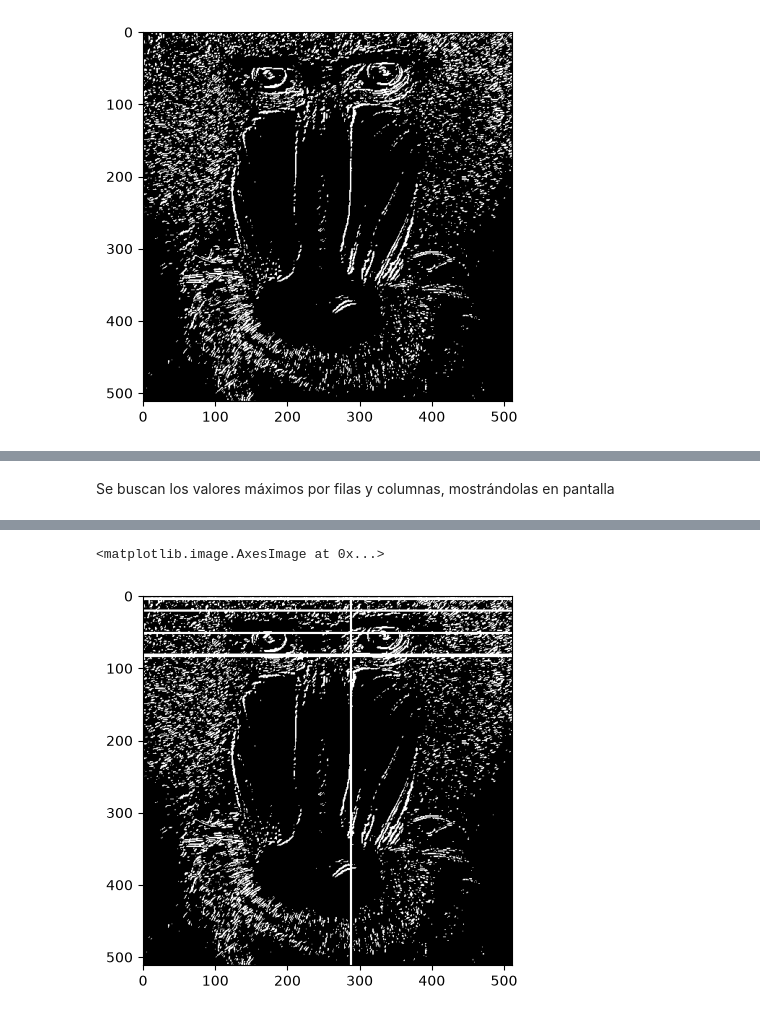
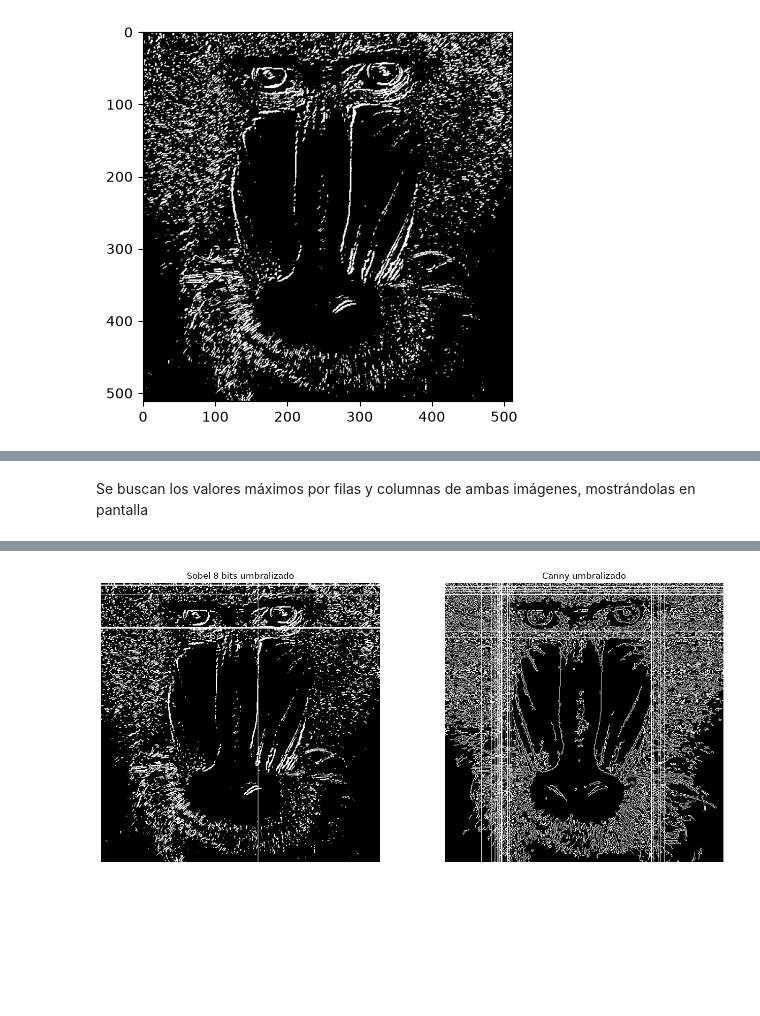
Before and after one commit to DylanCas16/VC_P2, a Jupyter notebook: Dylan_P2.ipynb, the cells around one changed output, grey strips where cells are left out. Cells and saved outputs as stored; diff of their text form; code cells hidden in the pictures; blank space fills up the shorter version.

```diff
--- a/Dylan_P2.ipynb
+++ b/Dylan_P2.ipynb
@@ -123,0 +125,8 @@ plt.show()
+# %%
+#Define valor umbral
+valorUmbral = 130
+#Obtiene imagen umbralizada para dicho valor definido
+_, cannyUmbral = cv2.threshold(canny, valorUmbral, 255, cv2.THRESH_BINARY)
+#Muestra resultado
+plt.imshow(cannyUmbral, cmap='gray')
+plt.show()
@@ -157,17 +198,23 @@ plt.show()
 # %% [markdown]
-Se buscan los valores máximos por filas y columnas, mostrándolas en pantalla
+Se buscan los valores máximos por filas y columnas de ambas imágenes, mostrándolas en pantalla
 # %%
+# Sobel 8 bits umbralizado
+
 maxfil = np.max(sobel_cols)
 umbral = 0.9 * maxfil
 
 max_cols = np.where(sobel_cols >= umbral)[0]
 
+print("SOBEL 8 BITS UMBRALIZADO")
+
+print("")
+
 print(f"Valor máximo (maxfil): {maxfil:.4f}")
 print(f"Umbral (0.90 * maxfil): {umbral:.4f}")
 print(f"Número de columnas que cumplen la condición: {len(max_cols)}")
-print(f"Posiciones de dichas filas: {max_cols}")
+print(f"Posiciones de dichas columnas: {max_cols}")
 
-print("--------------------------------------------------------------")
+print("---------------------------")
 
 maxfil = np.max(sobel_rows)
 umbral = 0.9 * maxfil
@@ -185,5 +232,57 @@ for row in max_rows:
 for col in max_cols:
     cv2.line(sobel8Umbral, (col, 0), (col, sobel8Umbral.shape[0] - 1), 255, 1)
 
+
+print("--------------------------------------------------------------")
+
+# Canny umbralizado
+
+print("CANNY UMBRALIZADO")
+
+print("")
+
+maxfil = np.max(canny_cols)
+umbral = 0.9 * maxfil
+
+max_cols = np.where(canny_cols >= umbral)[0]
+
+print(f"Valor máximo (maxfil): {maxfil:.4f}")
+print(f"Umbral (0.90 * maxfil): {umbral:.4f}")
+print(f"Número de columnas que cumplen la condición: {len(max_cols)}")
+print(f"Posiciones de dichas columnas: {max_cols}")
+
+print("---------------------------")
+
+maxfil = np.max(canny_rows)
+umbral = 0.9 * maxfil
+
+max_rows = np.where(canny_rows >= umbral)[0]
+
+print(f"Valor máximo (maxfil): {maxfil:.4f}")
+print(f"Umbral (0.90 * maxfil): {umbral:.4f}")
+print(f"Número de filas que cumplen la condición: {len(max_rows)}")
+print(f"Posiciones de dichas filas: {max_rows}")
+
+for row in max_rows:
+    cv2.line(cannyUmbral, (0, row), (cannyUmbral.shape[1] - 1, row), 255, 1)
+
+for col in max_cols:
+    cv2.line(cannyUmbral, (col, 0), (col, cannyUmbral.shape[0] - 1), 255, 1)
+
+# Se muestran las imagenes
+
+plt.figure(figsize=(14, 6))
+
+plt.subplot(1, 2, 1)
+plt.title("Sobel 8 bits umbralizado")
 plt.imshow(sobel8Umbral, cmap='gray')
+plt.axis('off')
+
+plt.subplot(1, 2, 2)
+plt.title("Canny umbralizado")
+plt.imshow(cannyUmbral, cmap='gray')
+plt.axis('off')
+
+plt.tight_layout()
+plt.show()
 # %% [output]
@@ -199,2 +306 @@ Posiciones de dichas filas: [ 3  4 20 51 81 82 83]
-<matplotlib.image.AxesImage at 0x...>
-[figure, old version]
+[figure, new version]
```
Also changed, not shown: parts of 8 cells of this notebook, 1 other file.
